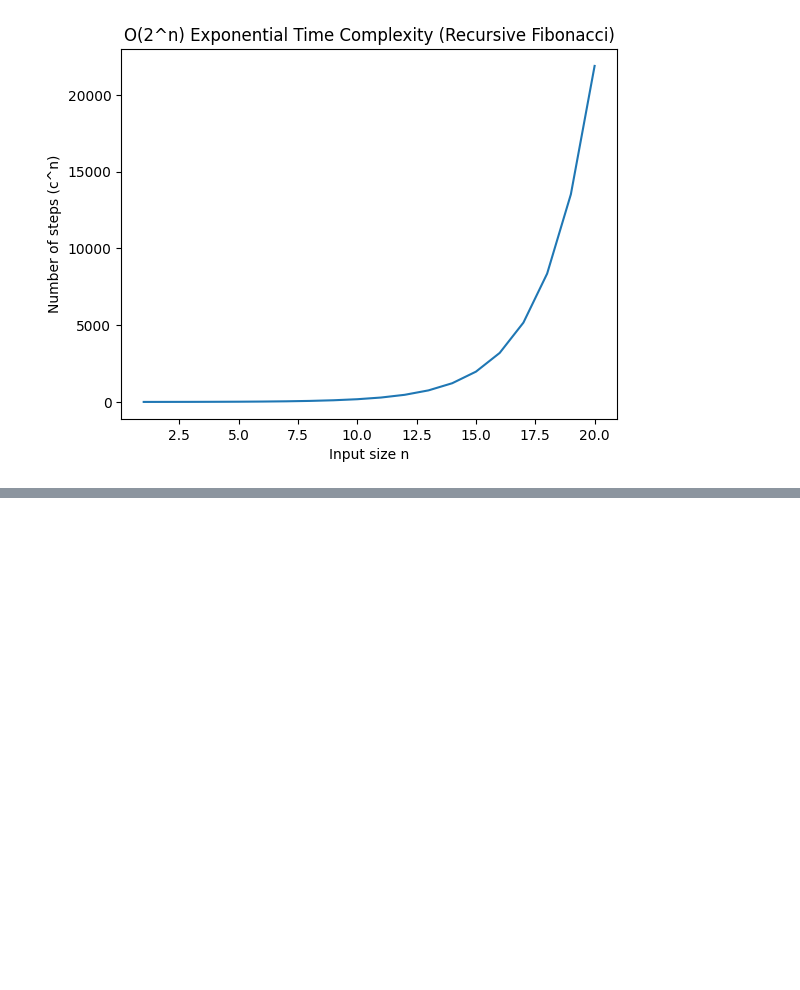
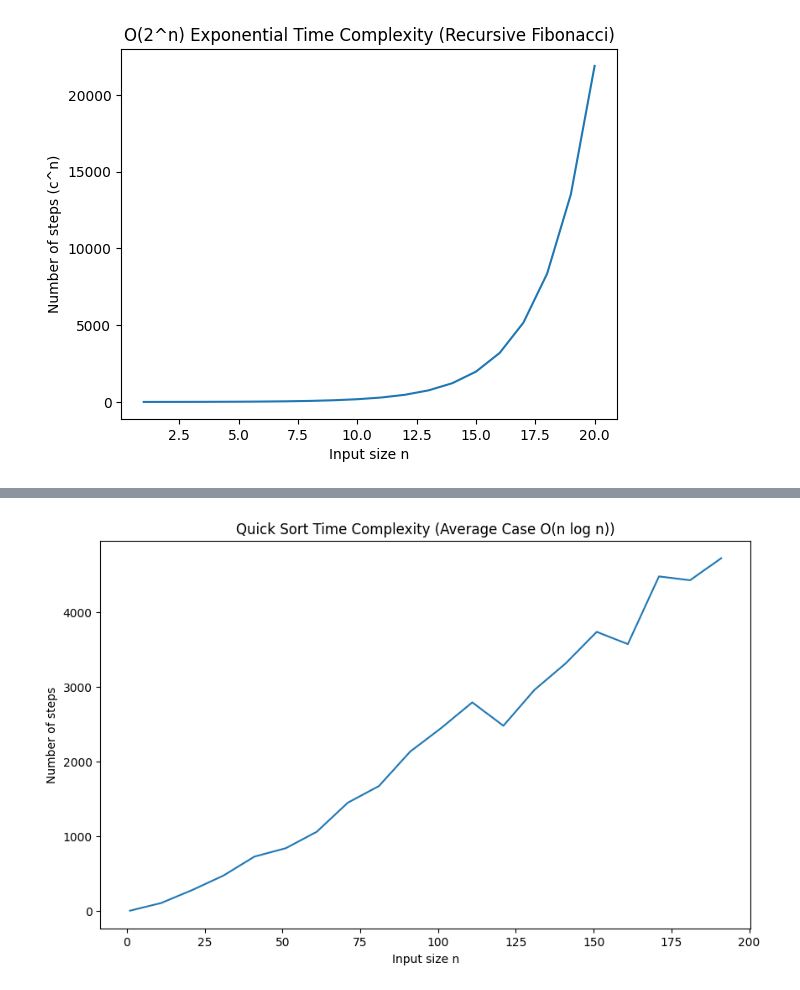
Before and after one commit to Sanst150505/APS-lab, a Jupyter notebook: Lab_3_Growth_of_function.ipynb, the cells around one changed output, grey strips where cells are left out. Saved outputs shown, nothing was run; the diff lists cells and outputs as text; code cells hidden in the pictures; blank space fills up the shorter version.

```diff
--- a/Lab_3_Growth_of_function.ipynb
+++ b/Lab_3_Growth_of_function.ipynb
@@ -268,0 +307,39 @@ plt.show()
+# %%
+def quick_sort(arr):
+    steps = 0
+    if len(arr) <= 1:
+        return arr, 1
+
+    pivot = arr[len(arr) // 2]
+    left = [x for x in arr if x < pivot]
+    middle = [x for x in arr if x == pivot]
+    right = [x for x in arr if x > pivot]
+
+    steps += len(arr) * 3
+
+    sorted_left, steps_left = quick_sort(left)
+    sorted_right, steps_right = quick_sort(right)
+
+    steps += steps_left + steps_right
+
+    return sorted_left + middle + sorted_right, steps
+
+import matplotlib.pyplot as plt
+import numpy as np
+
+n_values = [n for n in range(1, 201, 10)]
+time_values = []
+
+for n in n_values:
+    data = list(np.random.randint(0, 1000, n))
+    _, steps_taken = quick_sort(data.copy())
+    time_values.append(steps_taken)
+
+plt.figure(figsize=(10, 6))
+plt.plot(n_values, time_values)
+plt.xlabel("Input size n")
+plt.ylabel("Number of steps")
+plt.title("Quick Sort Time Complexity (Average Case O(n log n))")
+plt.show()
+# %% [output]
+[figure, added]
```
Also changed, not shown: parts of 4 cells of this notebook.
